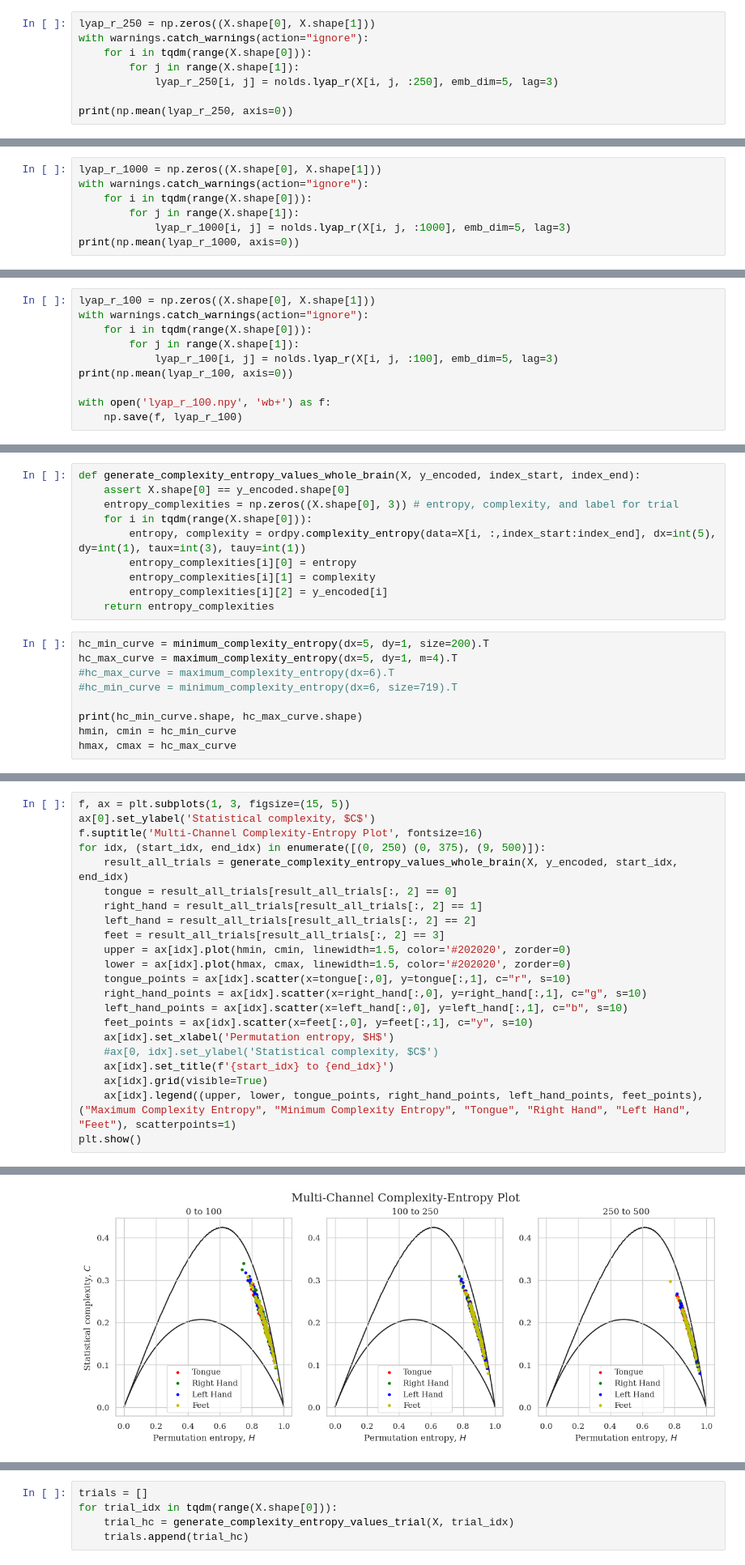
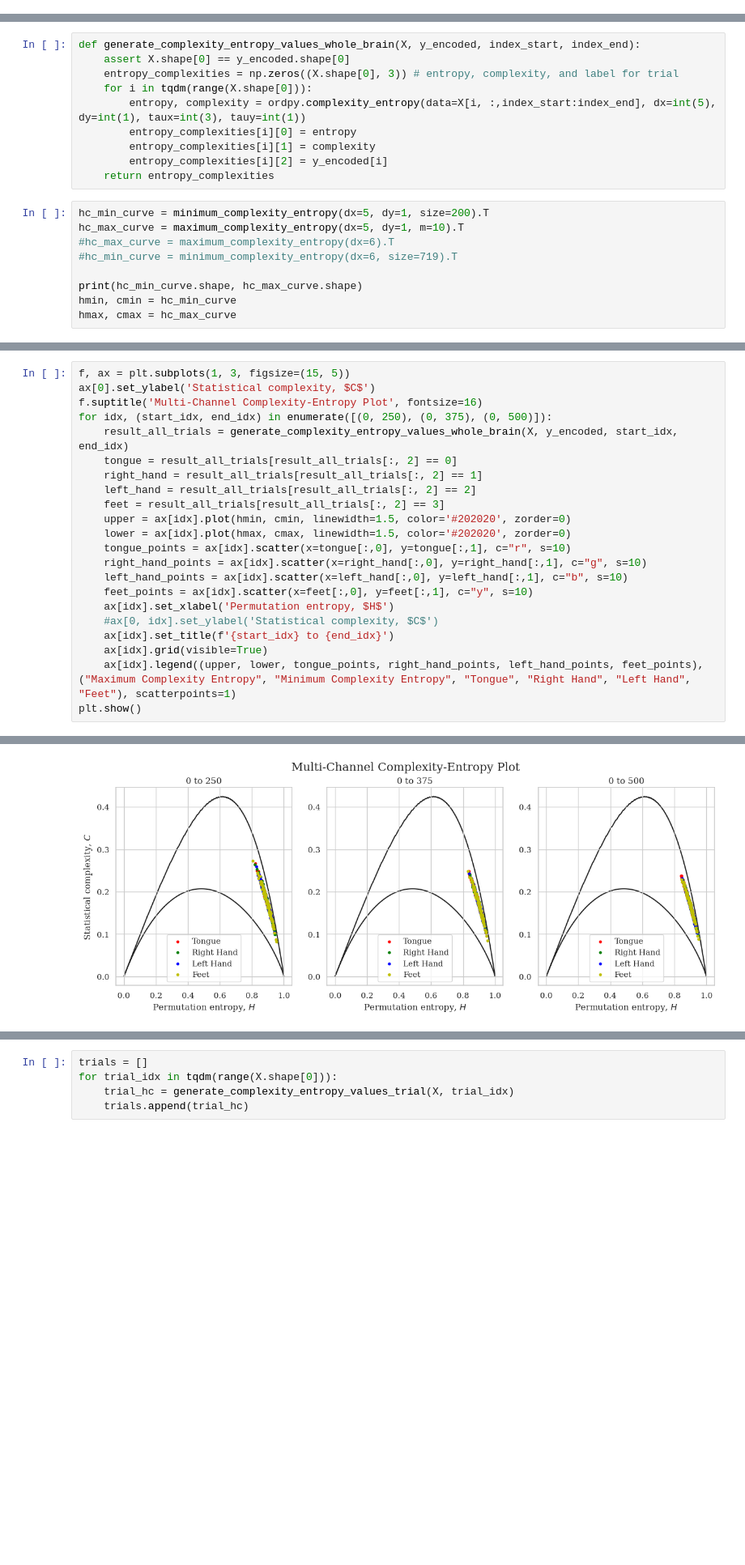
Before and after one commit to MatthewChen37/MATH8803-Final-Project, a Jupyter notebook: PermutationEntropyStatisticalComplexity.ipynb, the cells around one changed output, grey strips where cells are left out. Shown at 81% size. Cells and saved outputs as stored; diff of their text form; blank space fills up the shorter version.

```diff
--- a/PermutationEntropyStatisticalComplexity.ipynb
+++ b/PermutationEntropyStatisticalComplexity.ipynb
@@ -137,11 +152,3 @@ plt.title("Oridinal PDF of Trial 0 First 400ms D = 5")
 plt.show()
 # %% [output]
 [figure]
-# %%
-lyap_r_250 = np.zeros((X.shape[0], X.shape[1]))
-with warnings.catch_warnings(action="ignore"):
-	for i in tqdm(range(X.shape[0])):
-		for j in range(X.shape[1]):
-			lyap_r_250[i, j] = nolds.lyap_r(X[i, j, :250], emb_dim=5, lag=3)
-
-print(np.mean(lyap_r_250, axis=0))
@@ -156,7 +159,0 @@ with open('lyap_r_250.npy', 'wb+') as f:
-# %%
-lyap_r_1000 = np.zeros((X.shape[0], X.shape[1]))
-with warnings.catch_warnings(action="ignore"):
-	for i in tqdm(range(X.shape[0])):
-		for j in range(X.shape[1]):
-			lyap_r_1000[i, j] = nolds.lyap_r(X[i, j, :1000], emb_dim=5, lag=3)
-print(np.mean(lyap_r_1000, axis=0))
@@ -171,10 +164,0 @@ with open('lyap_r_1000.npy', 'wb+') as f:
-# %%
-lyap_r_100 = np.zeros((X.shape[0], X.shape[1]))
-with warnings.catch_warnings(action="ignore"):
-	for i in tqdm(range(X.shape[0])):
-		for j in range(X.shape[1]):
-			lyap_r_100[i, j] = nolds.lyap_r(X[i, j, :100], emb_dim=5, lag=3)
-print(np.mean(lyap_r_100, axis=0))
-
-with open('lyap_r_100.npy', 'wb+') as f:
-	np.save(f, lyap_r_100)
@@ -195,7 +174,7 @@ def generate_complexity_entropy_values_whole_brain(X, y_encoded, index_start, in
 	return entropy_complexities
 # %%
 hc_min_curve = minimum_complexity_entropy(dx=5, dy=1, size=200).T
-hc_max_curve = maximum_complexity_entropy(dx=5, dy=1, m=4).T
+hc_max_curve = maximum_complexity_entropy(dx=5, dy=1, m=10).T
 #hc_max_curve = maximum_complexity_entropy(dx=6).T
 #hc_min_curve = minimum_complexity_entropy(dx=6, size=719).T
 
@@ -207,30 +186,30 @@ hmax, cmax = hc_max_curve
 # %%
 f, ax = plt.subplots(1, 3, figsize=(15, 5))
 ax[0].set_ylabel('Statistical complexity, $C$')
 f.suptitle('Multi-Channel Complexity-Entropy Plot', fontsize=16)
-for idx, (start_idx, end_idx) in enumerate([(0, 250) (0, 375), (9, 500)]):
+for idx, (start_idx, end_idx) in enumerate([(0, 250), (0, 375), (0, 500)]):
 	result_all_trials = generate_complexity_entropy_values_whole_brain(X, y_encoded, start_idx, end_idx)
 	tongue = result_all_trials[result_all_trials[:, 2] == 0]
 	right_hand = result_all_trials[result_all_trials[:, 2] == 1]
 	left_hand = result_all_trials[result_all_trials[:, 2] == 2]
 	feet = result_all_trials[result_all_trials[:, 2] == 3]
 	upper = ax[idx].plot(hmin, cmin, linewidth=1.5, color='#202020', zorder=0)
 	lower = ax[idx].plot(hmax, cmax, linewidth=1.5, color='#202020', zorder=0)
 	tongue_points = ax[idx].scatter(x=tongue[:,0], y=tongue[:,1], c="r", s=10)
 	right_hand_points = ax[idx].scatter(x=right_hand[:,0], y=right_hand[:,1], c="g", s=10)
 	left_hand_points = ax[idx].scatter(x=left_hand[:,0], y=left_hand[:,1], c="b", s=10)
 	feet_points = ax[idx].scatter(x=feet[:,0], y=feet[:,1], c="y", s=10)
 	ax[idx].set_xlabel('Permutation entropy, $H$')
 	#ax[0, idx].set_ylabel('Statistical complexity, $C$')
 	ax[idx].set_title(f'{start_idx} to {end_idx}')
 	ax[idx].grid(visible=True)
 	ax[idx].legend((upper, lower, tongue_points, right_hand_points, left_hand_points, feet_points), ("Maximum Complexity Entropy", "Minimum Complexity Entropy", "Tongue", "Right Hand", "Left Hand", "Feet"), scatterpoints=1)
 plt.show()
 # %% [output]
 A proxy artist may be used instead.
 See: https://matplotlib.org/stable/users/explain/axes/legend_guide.html#controlling-the-legend-entries
   ax[idx].legend((upper, lower, tongue_points, right_hand_points, left_hand_points, feet_points), ("Maximum Complexity Entropy", "Minimum Complexity Entropy", "Tongue", "Right Hand", "Left Hand", "Fee ...
-[figure, old version]
+[figure, new version]
 # %%
 def generate_complexity_entropy_values_channel(X, y_encoded, channel):
 	assert X.shape[0] == y_encoded.shape[0]
```
Also changed, not shown: parts of 12 cells of this notebook, 5 other files.
